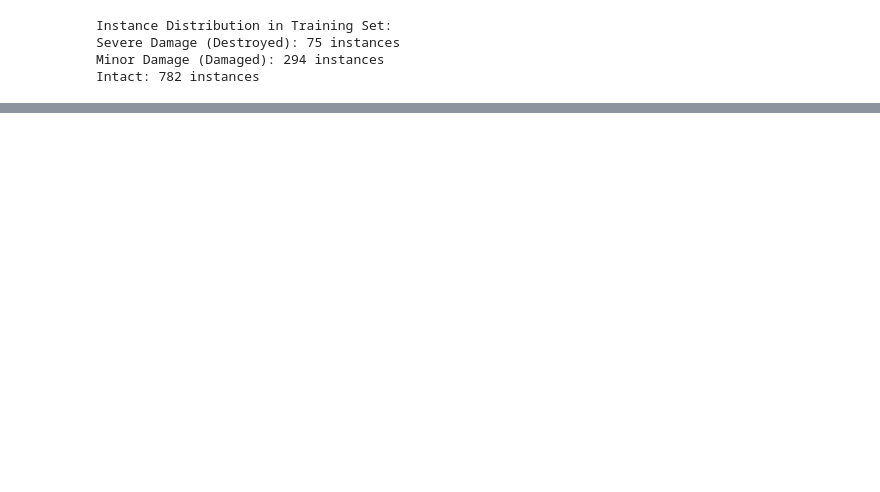
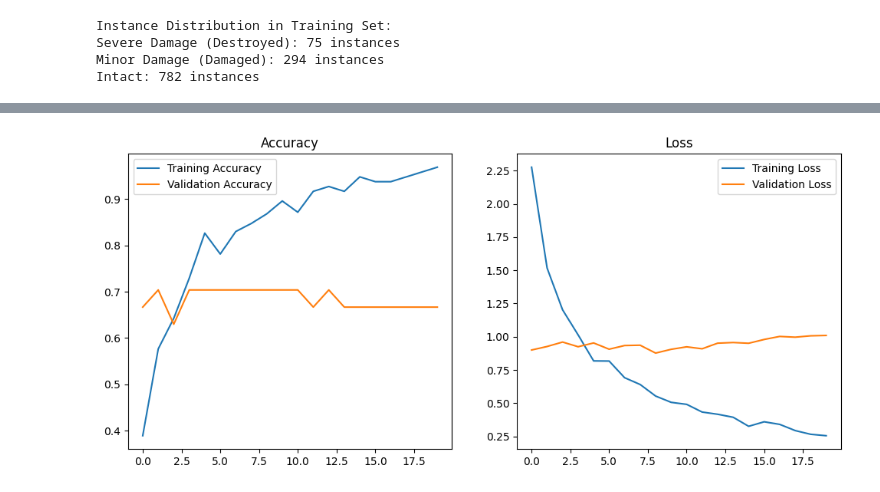
Before and after one commit to ElianaLim/RipEye, a Jupyter notebook: notebooks/RipEye.ipynb, the cells around one changed output, grey strips where cells are left out. Cells and saved outputs as stored; diff of their text form; code cells hidden in the pictures; blank space fills up the shorter version.

```diff
--- a/notebooks/RipEye.ipynb
+++ b/notebooks/RipEye.ipynb
@@ -107,0 +165,16 @@ train_ds = train_ds.shuffle(100).batch(32).prefetch(tf.data.AUTOTUNE)
+# %%
+# create training pipeline
+train_path = '../data/Damaged-package-2/train/package.tfrecord'
+train_ds = tf.data.TFRecordDataset(train_path).map(parse_to_classification)
+train_ds = train_ds.shuffle(100).batch(32).prefetch(tf.data.AUTOTUNE)
+
+val_ds = tf.data.TFRecordDataset('../data/Damaged-package-2/valid/package.tfrecord')
+val_ds = val_ds.map(parse_to_classification).batch(32).prefetch(tf.data.AUTOTUNE)
+
+# run training
+history = model.fit(
+    train_ds,
+    validation_data=val_ds,
+    epochs=20,
+    class_weight=class_weights
+)
@@ -107,0 +199,28 @@ train_ds = train_ds.shuffle(100).batch(32).prefetch(tf.data.AUTOTUNE)
+# %%
+import matplotlib.pyplot as plt
+
+def plot_history(history):
+    acc = history.history['accuracy']
+    val_acc = history.history['val_accuracy']
+    loss = history.history['loss']
+    val_loss = history.history['val_loss']
+
+    epochs_range = range(len(acc))
+
+    plt.figure(figsize=(12, 5))
+    plt.subplot(1, 2, 1)
+    plt.plot(epochs_range, acc, label='Training Accuracy')
+    plt.plot(epochs_range, val_acc, label='Validation Accuracy')
+    plt.title('Accuracy')
+    plt.legend()
+
+    plt.subplot(1, 2, 2)
+    plt.plot(epochs_range, loss, label='Training Loss')
+    plt.plot(epochs_range, val_loss, label='Validation Loss')
+    plt.title('Loss')
+    plt.legend()
+    plt.show()
+
+plot_history(history)
+# %% [output]
+[figure, added]
```
Also changed, not shown: parts of 8 cells of this notebook, 12 other files.
